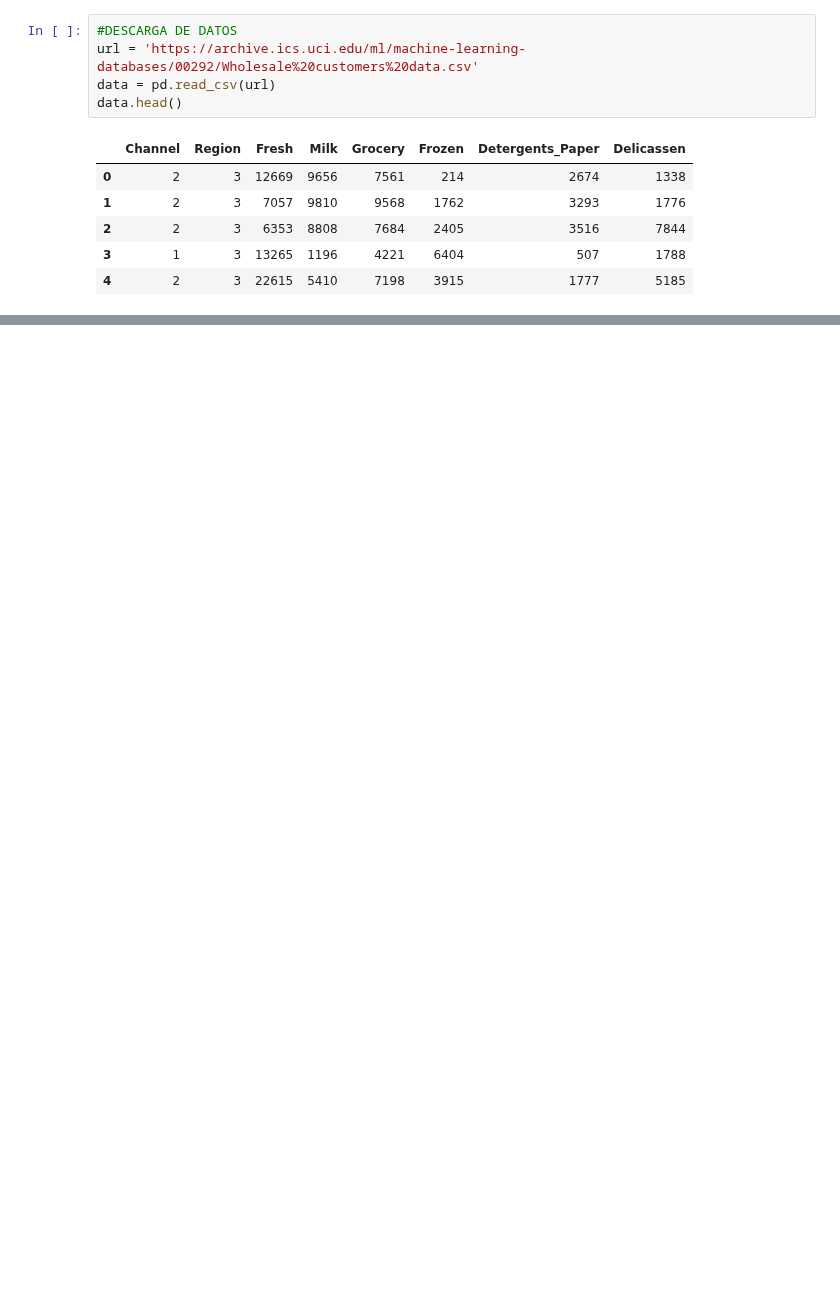
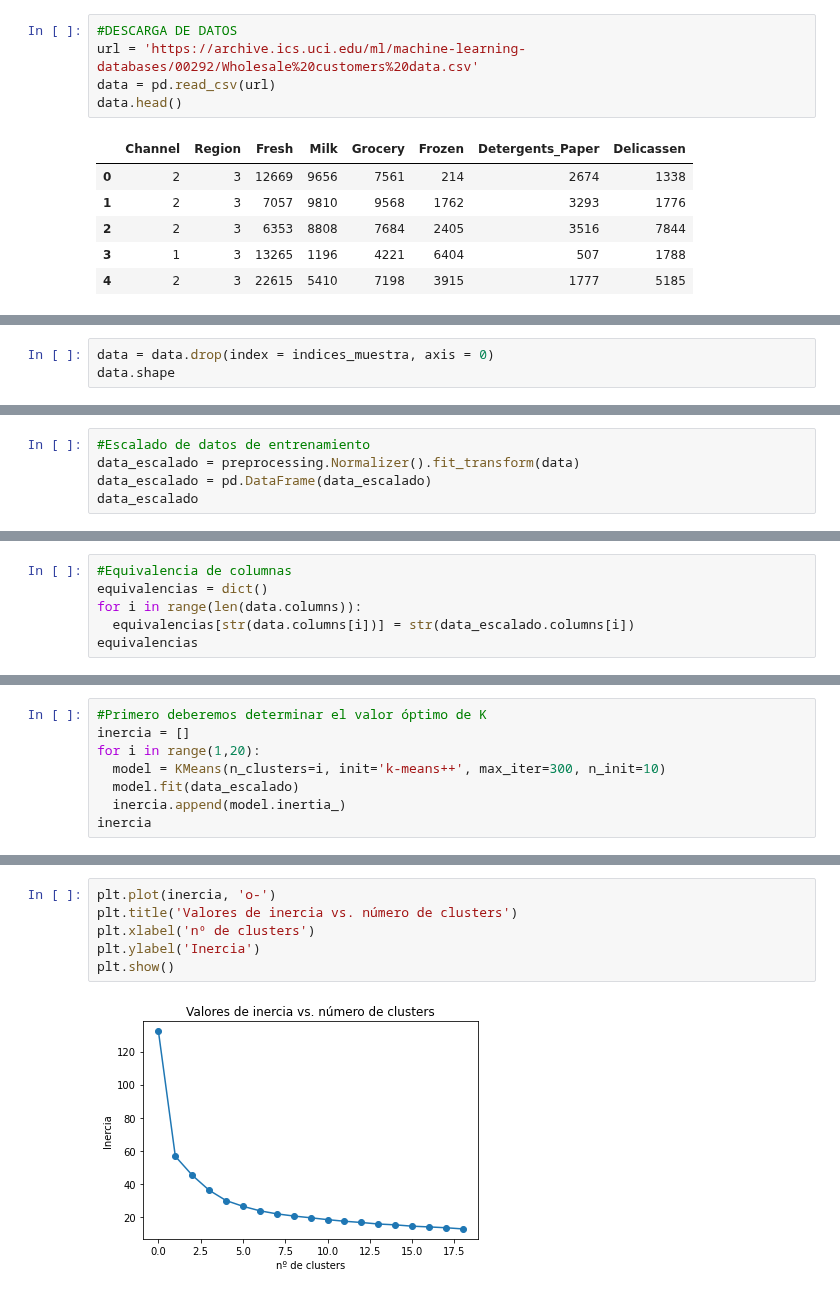
Before and after one commit to javilledo/MachineLearning, a Jupyter notebook: notebooks/agrupación_kmeans_wholesale_customers_dataset.ipynb, the cells around one changed output, grey strips where cells are left out. Drawn from its saved outputs; the diff is of its cells as text; blank space fills up the shorter version.

```diff
--- a/notebooks/agrupación_kmeans_wholesale_customers_dataset.ipynb
+++ b/notebooks/agrupación_kmeans_wholesale_customers_dataset.ipynb
@@ -21,0 +81,3 @@ data.head()
+# %%
+data = data.drop(index = indices_muestra, axis = 0)
+data.shape
@@ -21,0 +86,5 @@ data.head()
+# %%
+#Escalado de datos de entrenamiento
+data_escalado = preprocessing.Normalizer().fit_transform(data)
+data_escalado = pd.DataFrame(data_escalado)
+data_escalado
@@ -21,0 +115,6 @@ data.head()
+# %%
+#Equivalencia de columnas
+equivalencias = dict()
+for i in range(len(data.columns)):
+  equivalencias[str(data.columns[i])] = str(data_escalado.columns[i])
+equivalencias
@@ -21,0 +128,8 @@ data.head()
+# %%
+#Primero deberemos determinar el valor óptimo de K
+inercia = []
+for i in range(1,20):
+  model = KMeans(n_clusters=i, init='k-means++', max_iter=300, n_init=10)
+  model.fit(data_escalado)
+  inercia.append(model.inertia_)
+inercia
@@ -21,0 +156,8 @@ data.head()
+# %%
+plt.plot(inercia, 'o-')
+plt.title('Valores de inercia vs. número de clusters')
+plt.xlabel('nº de clusters')
+plt.ylabel('Inercia')
+plt.show()
+# %% [output]
+[figure, added]
```
Also changed, not shown: parts of 21 cells of this notebook.
